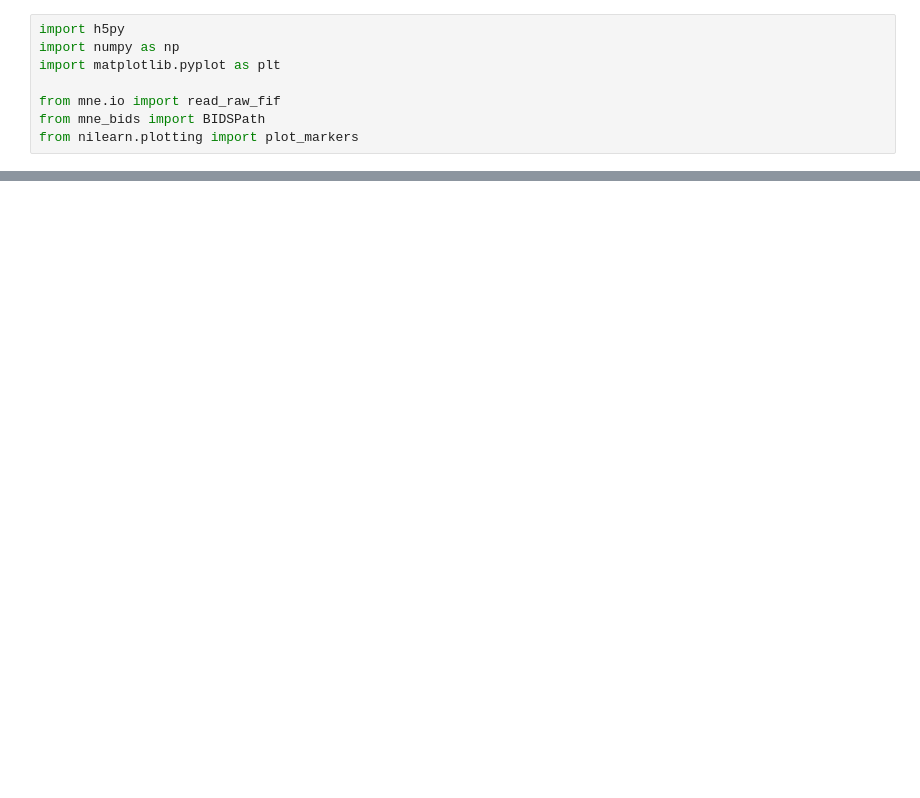
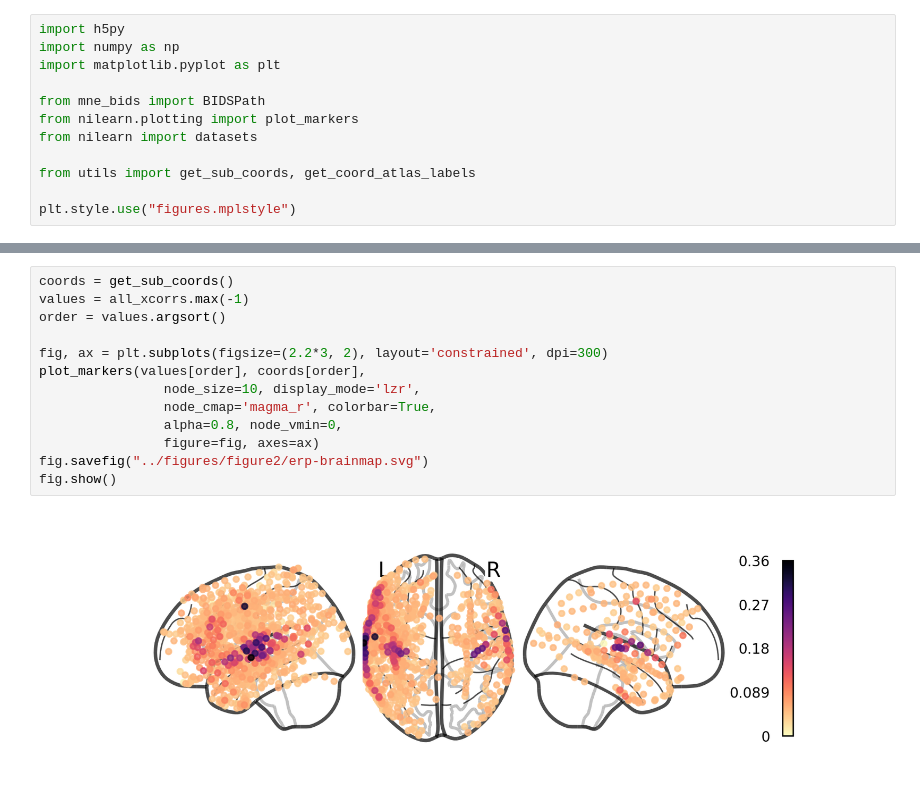
Before and after one commit to hassonlab/podcast-ecog-paper, a Jupyter notebook: notebooks/erp.ipynb, the cells around one changed output, grey strips where cells are left out. Cells and saved outputs as stored; diff of their text form; blank space fills up the shorter version.

Commit message:
update plotting and add gitignore

```diff
--- a/notebooks/erp.ipynb
+++ b/notebooks/erp.ipynb
@@ -3,9 +3,13 @@ import h5py
 import numpy as np
 import matplotlib.pyplot as plt
 
-from mne.io import read_raw_fif
 from mne_bids import BIDSPath
 from nilearn.plotting import plot_markers
+from nilearn import datasets
+
+from utils import get_sub_coords, get_coord_atlas_labels
+
+plt.style.use("figures.mplstyle")
 # %%
 result_path = BIDSPath(
     root="../results", datatype="erp", extension=".h5", check=False
@@ -25,0 +34,15 @@ print(all_xcorrs.shape)
+# %%
+coords = get_sub_coords()
+values = all_xcorrs.max(-1)
+order = values.argsort()
+
+fig, ax = plt.subplots(figsize=(2.2*3, 2), layout='constrained', dpi=300)
+plot_markers(values[order], coords[order],
+                node_size=10, display_mode='lzr',
+                node_cmap='magma_r', colorbar=True,
+                alpha=0.8, node_vmin=0,
+                figure=fig, axes=ax)
+fig.savefig("../figures/figure2/erp-brainmap.svg")
+fig.show()
+# %% [output]
+[figure, added]
```
Also changed, not shown: parts of 8 cells of this notebook, 3 other files.
